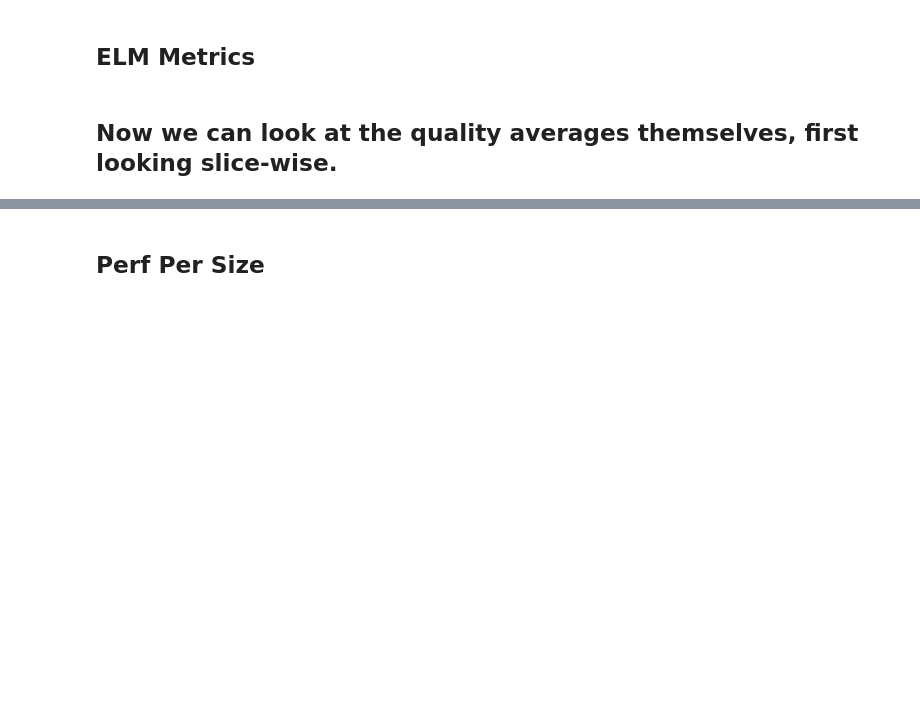
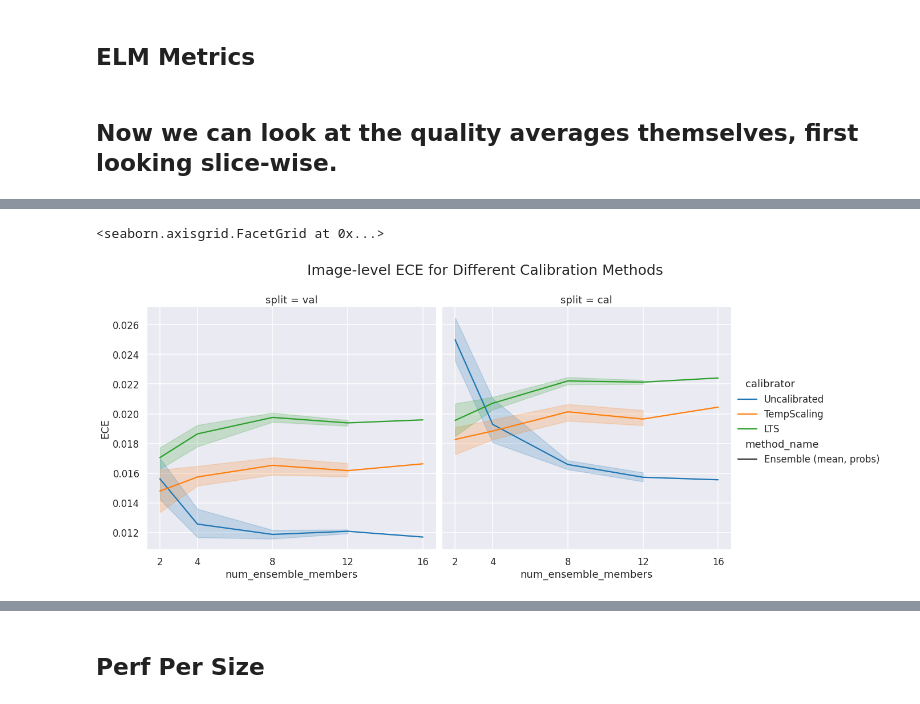
Before and after one commit to VictorButoi/ESE, a Jupyter notebook: notebooks/analyze_inf.ipynb, the cells around one changed output, grey strips where cells are left out. Saved outputs shown, nothing was run; the diff lists cells and outputs as text; code cells hidden in the pictures; blank space fills up the shorter version.

Commit message:
minor fixes and new metrics

```diff
--- a/notebooks/analyze_inf.ipynb
+++ b/notebooks/analyze_inf.ipynb
@@ -288,19 +331,42 @@ image_info_df['image_metric'].unique()
+# %%
+def group_by_config(in_df):
+    grouped_df = in_df.groupby([
+        'ensemble_hash',
+        'method_name',
+        'calibrator',
+        'split',
+        'num_ensemble_members',
+        'image_metric'
+    ])
+    # Mean over the metric_score columns
+    meaned_groups =  grouped_df.agg({'metric_score': 'mean'}).reset_index()
+    # Drop the NaN rows
+    grouped_cfg = meaned_groups.dropna().reset_index(drop=True)
+    return grouped_cfg
 # %%
+ece_metric_df = group_by_config(image_info_df[image_info_df['image_metric'] == 'Image_ECE'])
+
 g = sns.relplot(
-    data=image_info_df[image_info_df["image_metric"] == "Image_ECE"],
+    data=ece_metric_df,
     x="num_ensemble_members",
     y="metric_score",
     hue="calibrator",
     style="method_name",
+    kind="line",
     col="split",
     height=8,
 )
 # Set the title of the bar plot
 g.fig.suptitle("Image-level ECE for Different Calibration Methods", fontsize=25)
 # Give the title a bit of spacing from the plot
 g.fig.subplots_adjust(top=0.85)
 # Set the y axis to be between 0.5 and 1.0
-calibrators_width = num_calibrators - 1
-g.set(xlim=(-0.8, calibrators_width + 0.8))
-g.set(ylim=(0.0, 0.045))
+# calibrators_width = num_calibrators - 1
+# Change the y axis label to say ECE
+g.set_ylabels("ECE")
+# Set the x ticks as 2, 4, 8, 12, 16
+g.set(xticks=[2, 4, 8, 12, 16])
+# %% [output]
+<seaborn.axisgrid.FacetGrid at 0x...>
+[figure, added]
 # %%
```
Also changed, not shown: parts of 21 cells of this notebook, 5 other files.
